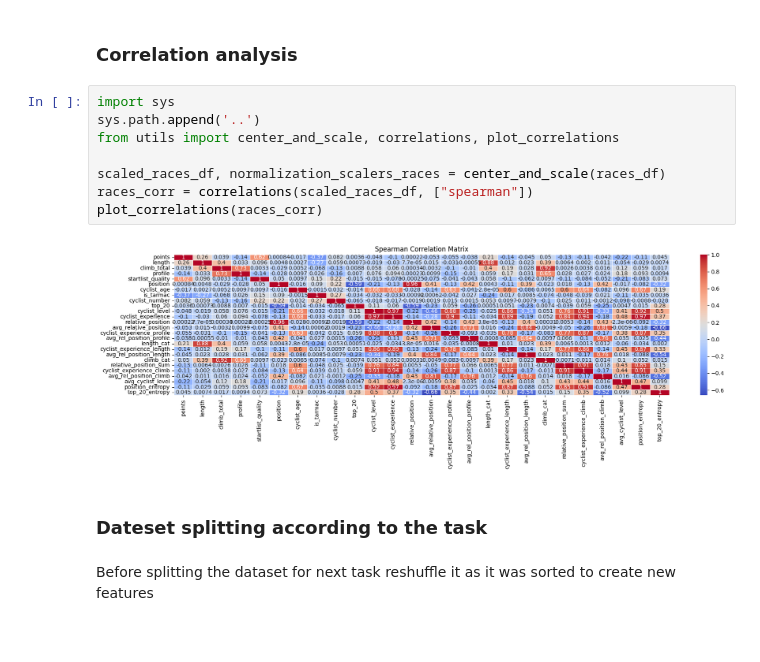
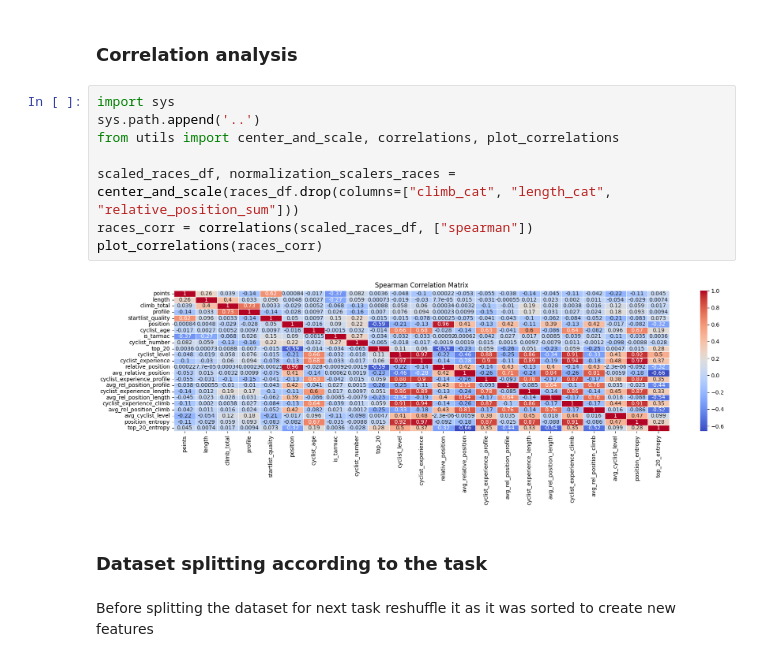
Before and after one commit to effepielle/dm_project24_group_0, a Jupyter notebook: TASK_4/data_preparation_for_classification.ipynb, the cells around one changed output. Saved outputs shown, nothing was run; the diff lists cells and outputs as text.

```diff
--- a/TASK_4/data_preparation_for_classification.ipynb
+++ b/TASK_4/data_preparation_for_classification.ipynb
@@ -645,15 +648,15 @@ Columns:
 # %%
 import sys
 sys.path.append('..')
 from utils import center_and_scale, correlations, plot_correlations
 
-scaled_races_df, normalization_scalers_races = center_and_scale(races_df)
+scaled_races_df, normalization_scalers_races = center_and_scale(races_df.drop(columns=["climb_cat", "length_cat", "relative_position_sum"]))
 races_corr = correlations(scaled_races_df, ["spearman"])
 plot_correlations(races_corr)
 # %% [output]
-[figure, old version]
+[figure, new version]
 # %% [markdown]
-### Dateset splitting according to the task
+### Dataset splitting according to the task
 # %% [markdown]
 Before splitting the dataset for next task reshuffle it as it was sorted to create new features
 # %%
```
Also changed, not shown: parts of 1 cell of this notebook.
